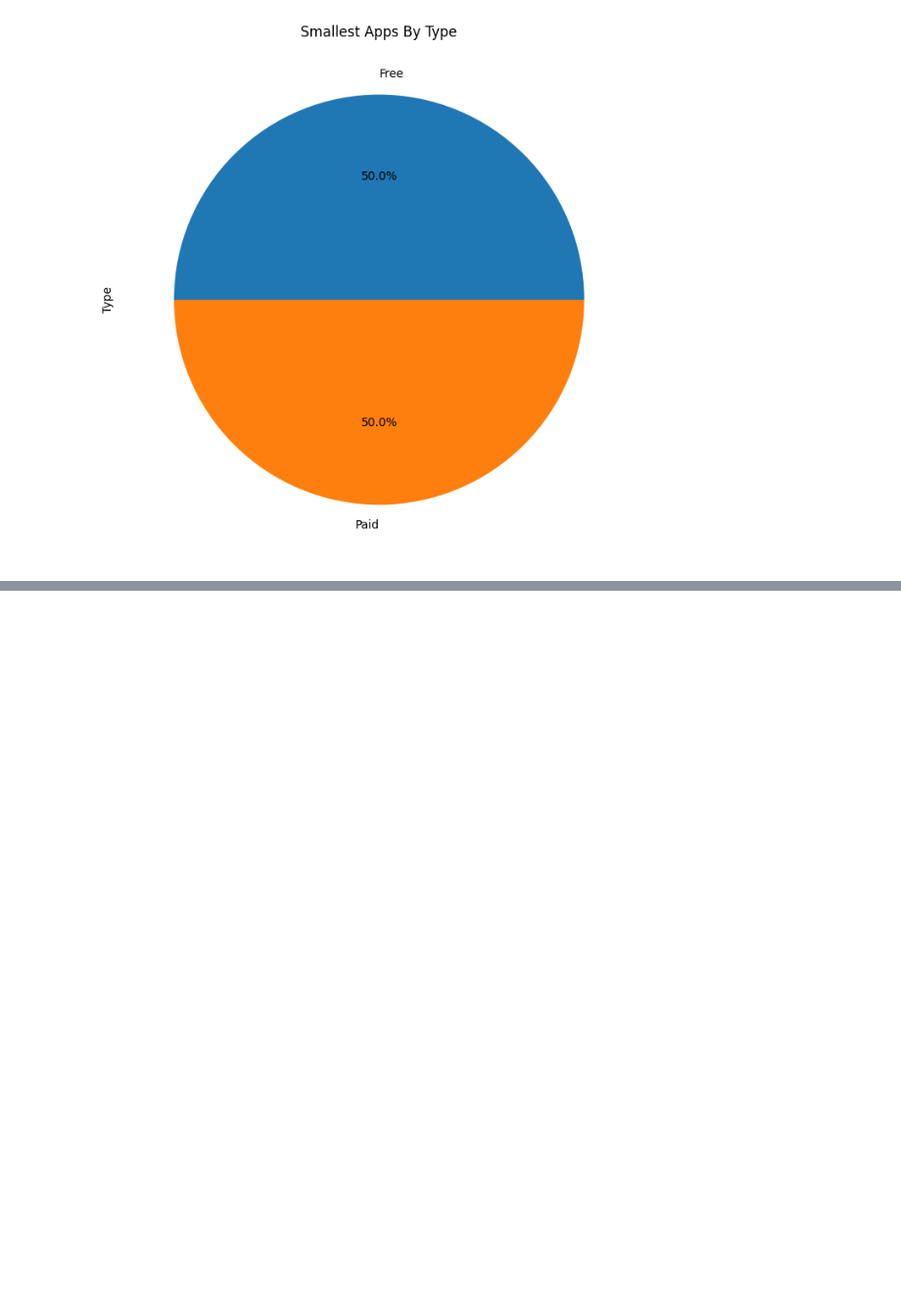
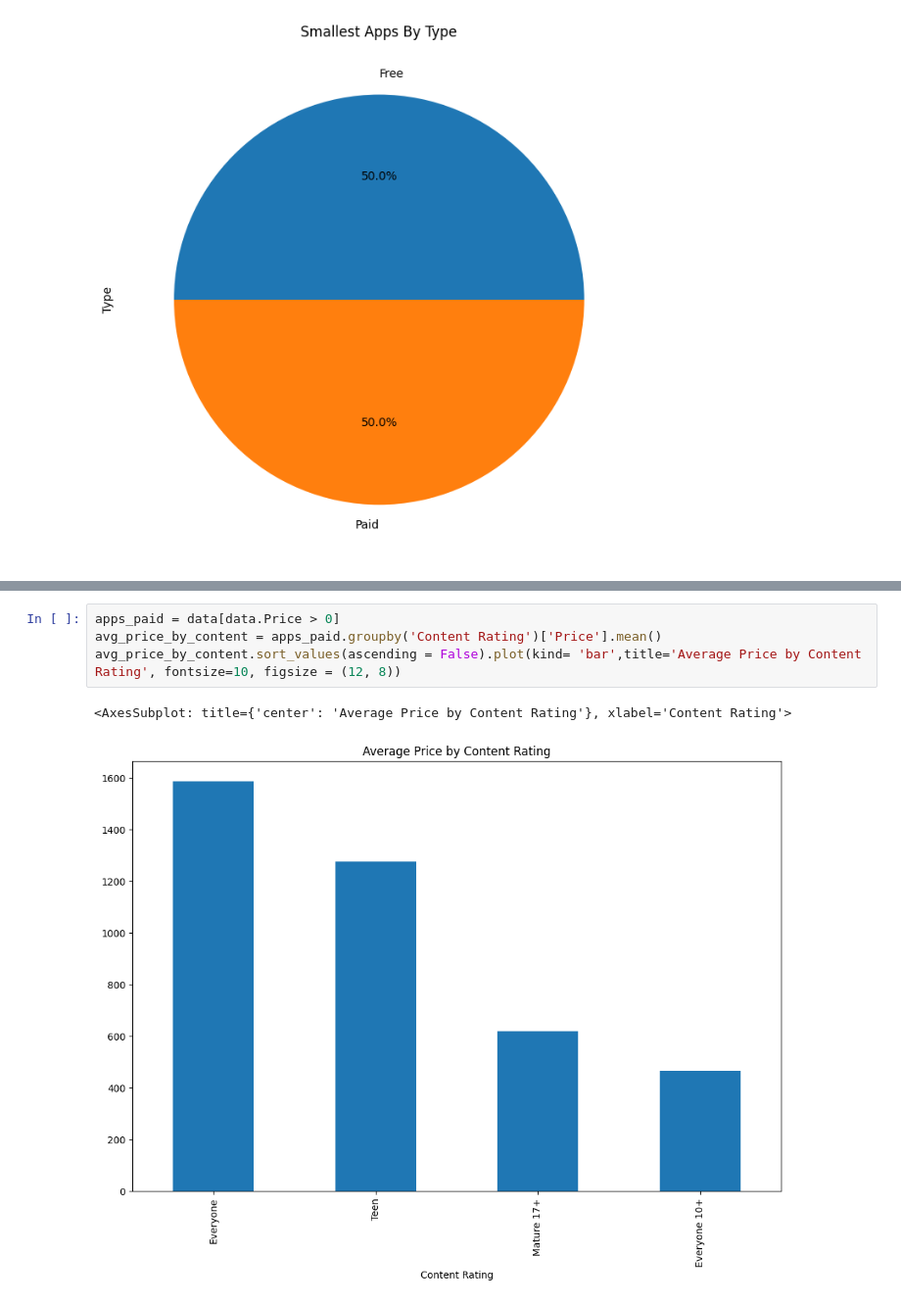
Before and after one commit to furkanbalkaya/Google_Play_Store, a Jupyter notebook: code.ipynb, the cells around one changed output, grey strips where cells are left out. Shown: that part at 98% size. Drawn from its saved outputs; the diff is of its cells as text; blank space fills up the shorter version.

```diff
--- a/code.ipynb
+++ b/code.ipynb
@@ -194,0 +203,7 @@ AxesSubplot(0.255833,0.11;0.513333x0.77)
+# %%
+apps_paid = data[data.Price > 0]
+avg_price_by_content = apps_paid.groupby('Content Rating')['Price'].mean()
+avg_price_by_content.sort_values(ascending = False).plot(kind= 'bar',title='Average Price by Content Rating', fontsize=10, figsize = (12, 8))
+# %% [output]
+<AxesSubplot: title={'center': 'Average Price by Content Rating'}, xlabel='Content Rating'>
+[figure, added]
```
Also changed, not shown: parts of 3 cells of this notebook, 2 other files.
